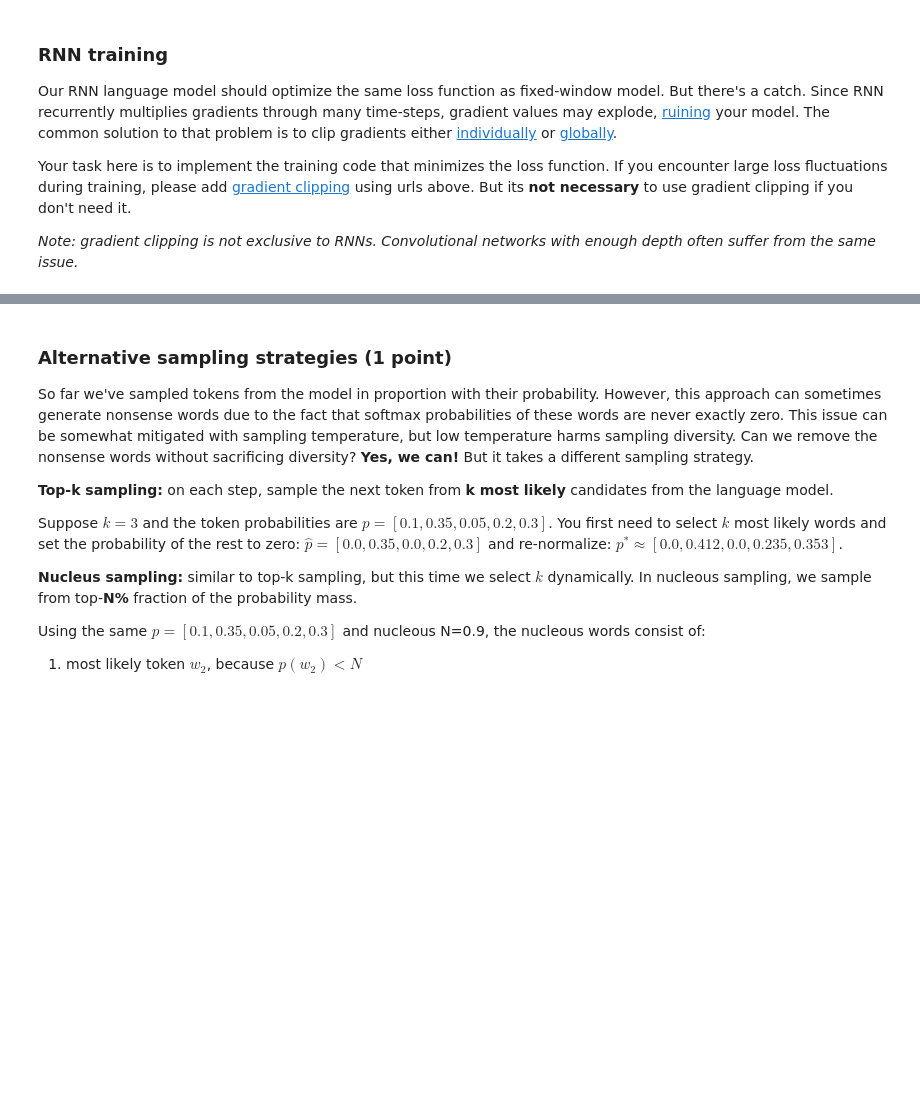
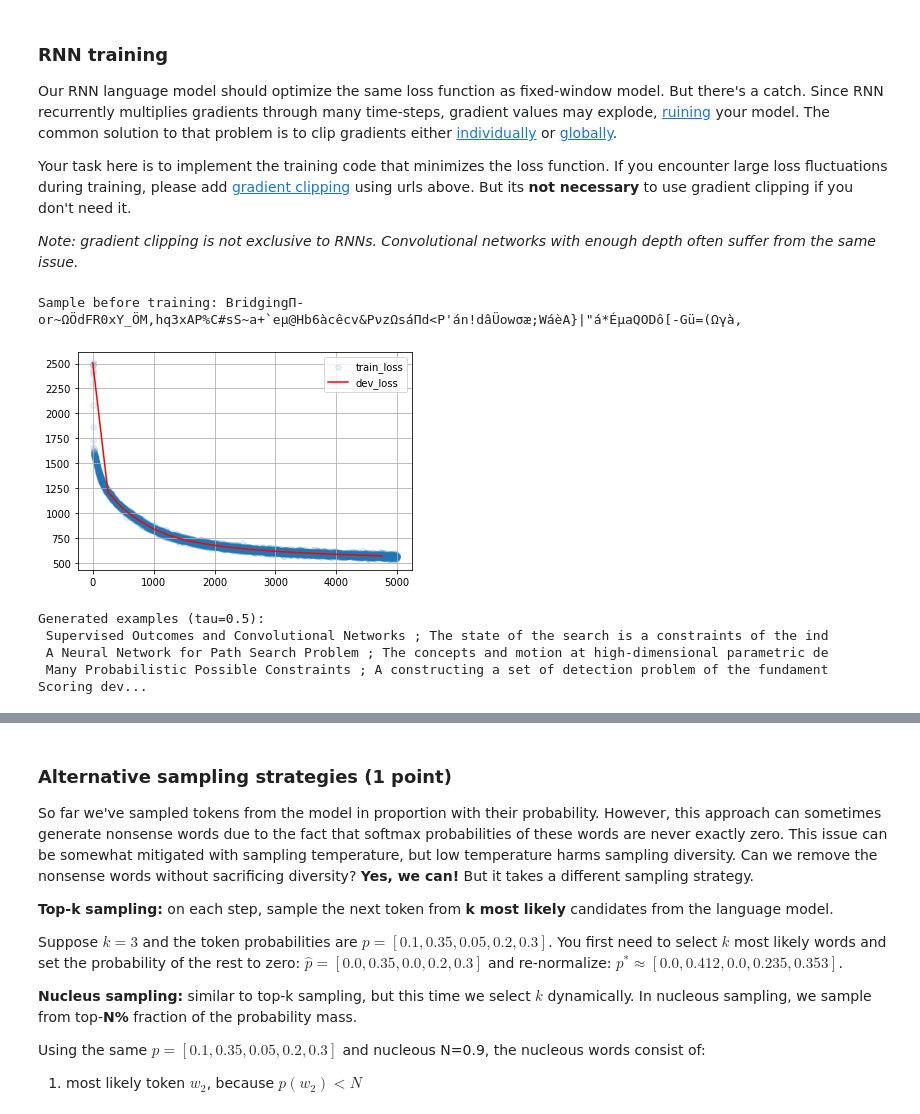
Before and after one commit to Extremesarova/yandex_nlp_course, a Jupyter notebook: week03_language_modeling/homework_pytorch.ipynb, the cells around one changed output, grey strips where cells are left out. Saved outputs shown, nothing was run; the diff lists cells and outputs as text; code cells hidden in the pictures; blank space fills up the shorter version.

Commit message:
implemented RNN LM from scratch, training, and nucleous sampling

```diff
--- a/week03_language_modeling/homework_pytorch.ipynb
+++ b/week03_language_modeling/homework_pytorch.ipynb
@@ -266,7 +230,11 @@ As usual with with neural nets, this optimization is performed via stochastic gr
 # %%
 def compute_mask(input_ix, eos_ix=token_to_id[EOS]):
     """compute a boolean mask that equals "1" until first EOS (including that EOS)"""
-    return F.pad(torch.cumsum(input_ix == eos_ix, dim=-1)[..., :-1] < 1, pad=(1, 0, 0, 0), value=True)
+    return F.pad(
+        torch.cumsum(input_ix == eos_ix, dim=-1)[..., :-1] < 1,
+        pad=(1, 0, 0, 0),
+        value=True,
+    )
 
 
 print("matrix:\n", dummy_input_ix.numpy())
@@ -296,14 +264,18 @@ def compute_loss(model, input_ix):
 
     mask = compute_mask(input_ix)[:, 1:]
     lengths = mask.sum(-1) - 1
-    answers = torch.nn.functional.one_hot(reference_answers, num_classes=logits.shape[2])
+    answers = torch.nn.functional.one_hot(
+        reference_answers, num_classes=logits.shape[2]
+    )
 
     # Your task: implement loss function as per formula above
     # your loss should only be computed on actual tokens, excluding padding
     # predicting actual tokens and first EOS do count. Subsequent EOS-es don't
     # you may or may not want to use the compute_mask function from above.
 
-    loss = torch.sum((torch.logsumexp(logits, dim=2) - torch.sum(logits * answers, dim=2)) * mask) / len(lengths)
+    loss = torch.sum(
+        (torch.logsumexp(logits, dim=2) - torch.sum(logits * answers, dim=2)) * mask
+    ) / len(lengths)
 
     return loss
 # %%
@@ -390,7 +364,7 @@ for i in trange(len(train_history), 5000):
 
     train_history.append((i, loss_i.item()))
 
-    if (i + 1) % 50 == 0:
+    if (i + 1) % score_dev_every == 0:
         clear_output(True)
         plt.scatter(*zip(*train_history), alpha=0.1, label="train_loss")
         if len(dev_history):
@@ -514,42 +511,57 @@ Your task here is to implement the training code that minimizes the loss functio
 
 _Note: gradient clipping is not exclusive to RNNs. Convolutional networks with enough depth often suffer from the same issue._
 # %%
-batch_size = 64         # <-- please tune batch size to fit your CPU/GPU configuration
+batch_size = 64  # <-- please tune batch size to fit your CPU/GPU configuration
 score_dev_every = 250
 train_history, dev_history = [], []
 
-model = <YOUR CODE HERE>
+model = RNNLanguageModel()
+model.to(device)
 opt = torch.optim.Adam(model.parameters())
 
 # score untrained model
 dev_history.append((0, score_lines(model, dev_lines, batch_size)))
-print("Sample before training:", generate(model, 'Bridging'))
+print("Sample before training:", generate(model, "Bridging"))
+# %% [output]
+Sample before training: BridgingΠ-or~ΩÖdFR0xY_ÖM,hq3xAP%C#sS~a+`eμ@Hb6àcêcv&PνzΩsáΠd<P'án!dâÜowσæ;WáèA}|"á*ÉμaQODô[-Gü=(Ωγà,
 # %%
 from random import sample
 
 from IPython.display import clear_output
 from tqdm import trange
 
 for i in trange(len(train_history), 5000):
     batch = to_matrix(sample(train_lines, batch_size))
+    batch = torch.tensor(batch).to(device)
 
-    <YOUR CODE - one step of the training loop for your RNN model>
+    loss_i = compute_loss(model, batch)
 
-    loss_i = <...>
+    opt.zero_grad()
+    loss_i.backward()
+    opt.step()
 
     train_history.append((i, float(loss_i)))
 
-    if (i + 1) % 50 == 0:
+    if (i + 1) % score_dev_every == 0:
         clear_output(True)
-        plt.scatter(*zip(*train_history), alpha=0.1, label='train_loss')
+        plt.scatter(*zip(*train_history), alpha=0.1, label="train_loss")
         if len(dev_history):
-            plt.plot(*zip(*dev_history), color='red', label='dev_loss')
-        plt.legend(); plt.grid(); plt.show()
+            plt.plot(*zip(*dev_history), color="red", label="dev_loss")
+        plt.legend()
+        plt.grid()
+        plt.show()
         print("Generated examples (tau=0.5):")
         for _ in range(3):
             print(generate(model, temperature=0.5))
 
     if (i + 1) % score_dev_every == 0:
         print("Scoring dev...")
         dev_history.append((i, score_lines(model, dev_lines, batch_size)))
-        print('#%i Dev loss: %.3f' % dev_history[-1])
+        print("#%i Dev loss: %.3f" % dev_history[-1])
+# %% [output]
+[figure, added]
+Generated examples (tau=0.5):
+ Supervised Outcomes and Convolutional Networks ; The state of the search is a constraints of the ind
+ A Neural Network for Path Search Problem ; The concepts and motion at high-dimensional parametric de
+ Many Probabilistic Possible Constraints ; A constructing a set of detection problem of the fundament
+Scoring dev...
```
Also changed, not shown: parts of 23 cells of this notebook, 1 other file.
